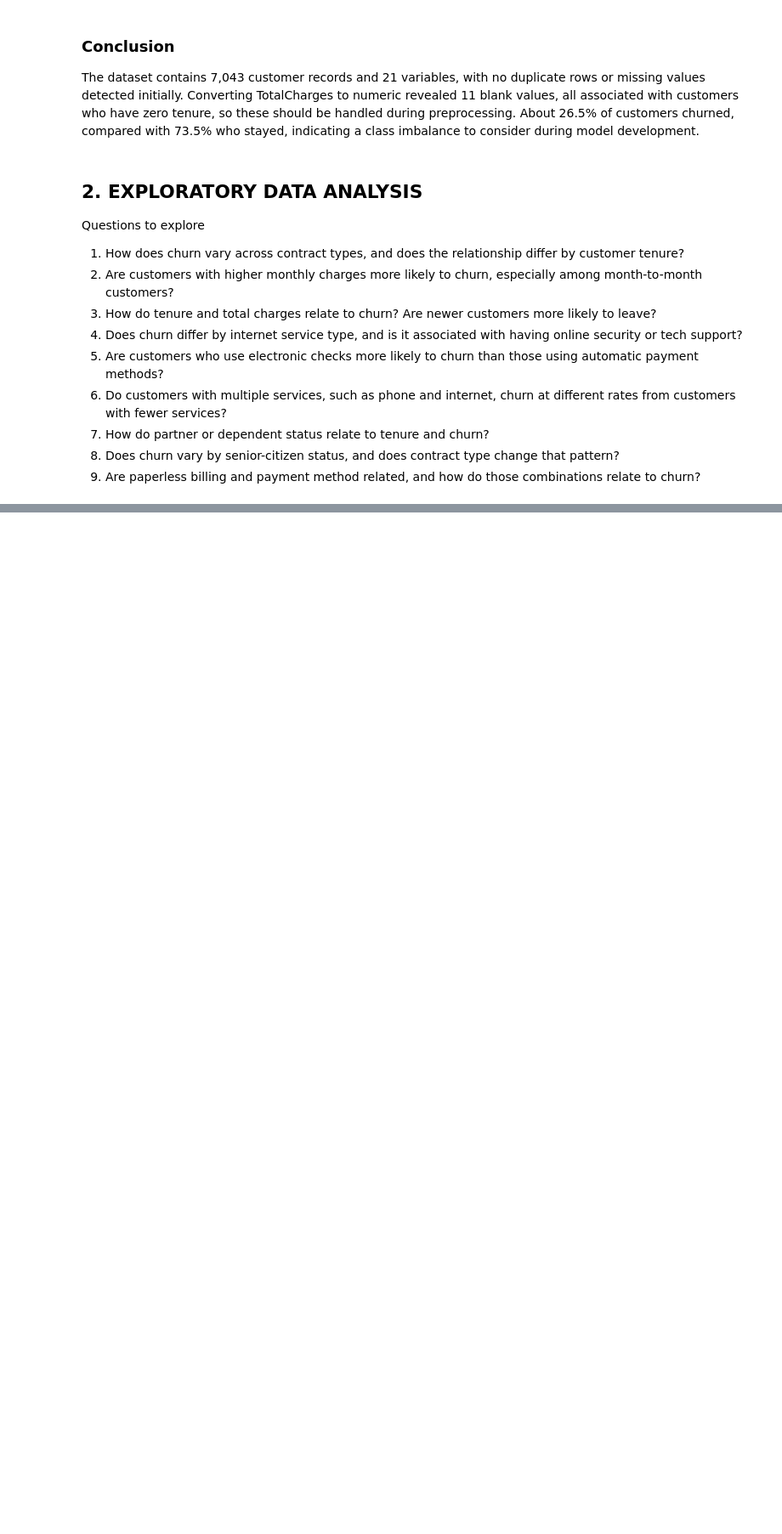
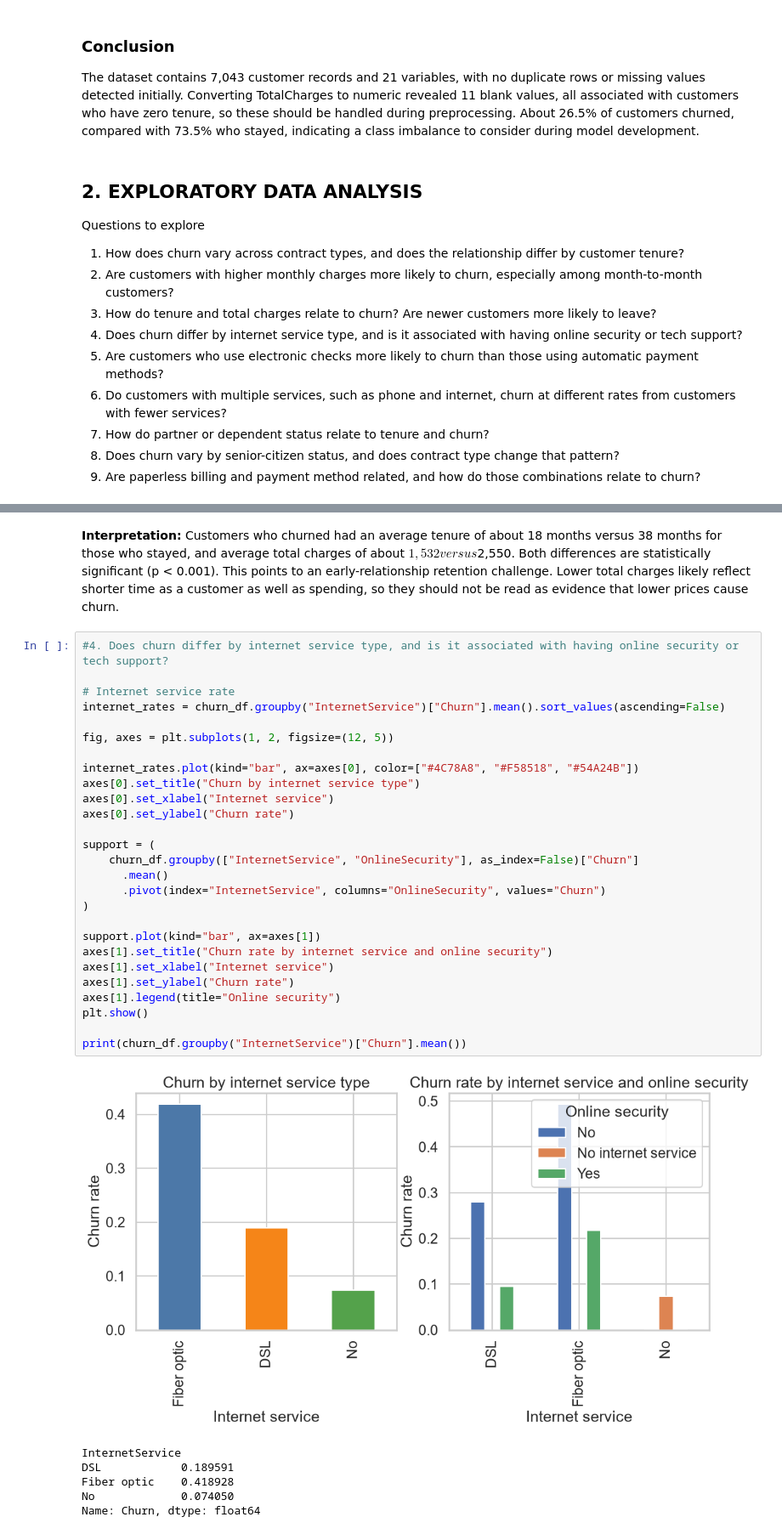
Before and after one commit to timomugishan8-ai/Datheon_Machine_Learning_and_Data_Science_Internship., a Jupyter notebook: Predictive Customer Churn Classifier/notebooks/01_customer_churcn_eda.ipynb, the cells around one changed output, grey strips where cells are left out. Shown at 85% size. Drawn from its saved outputs; the diff is of its cells as text; blank space fills up the shorter version.

```diff
--- a/Predictive Customer Churn Classifier/notebooks/01_customer_churcn_eda.ipynb
+++ b/Predictive Customer Churn Classifier/notebooks/01_customer_churcn_eda.ipynb
@@ -227,0 +326,36 @@ Questions to explore
+# %% [markdown]
+**Interpretation:** Customers who churned had an average tenure of about 18 months versus 38 months for those who stayed, and average total charges of about $1,532 versus $2,550. Both differences are statistically significant (p < 0.001). This points to an early-relationship retention challenge. Lower total charges likely reflect shorter time as a customer as well as spending, so they should not be read as evidence that lower prices cause churn.
+# %%
+#4. Does churn differ by internet service type, and is it associated with having online security or tech support?
+
+# Internet service rate
+internet_rates = churn_df.groupby("InternetService")["Churn"].mean().sort_values(ascending=False)
+
+fig, axes = plt.subplots(1, 2, figsize=(12, 5))
+
+internet_rates.plot(kind="bar", ax=axes[0], color=["#4C78A8", "#F58518", "#54A24B"])
+axes[0].set_title("Churn by internet service type")
+axes[0].set_xlabel("Internet service")
+axes[0].set_ylabel("Churn rate")
+
+support = (
+    churn_df.groupby(["InternetService", "OnlineSecurity"], as_index=False)["Churn"]
+      .mean()
+      .pivot(index="InternetService", columns="OnlineSecurity", values="Churn")
+)
+
+support.plot(kind="bar", ax=axes[1])
+axes[1].set_title("Churn rate by internet service and online security")
+axes[1].set_xlabel("Internet service")
+axes[1].set_ylabel("Churn rate")
+axes[1].legend(title="Online security")
+plt.show()
+
+print(churn_df.groupby("InternetService")["Churn"].mean())
+# %% [output]
+[figure, added]
+InternetService
+DSL            0.189591
+Fiber optic    0.418928
+No             0.074050
+Name: Churn, dtype: float64
```
Also changed, not shown: parts of 18 cells of this notebook.
